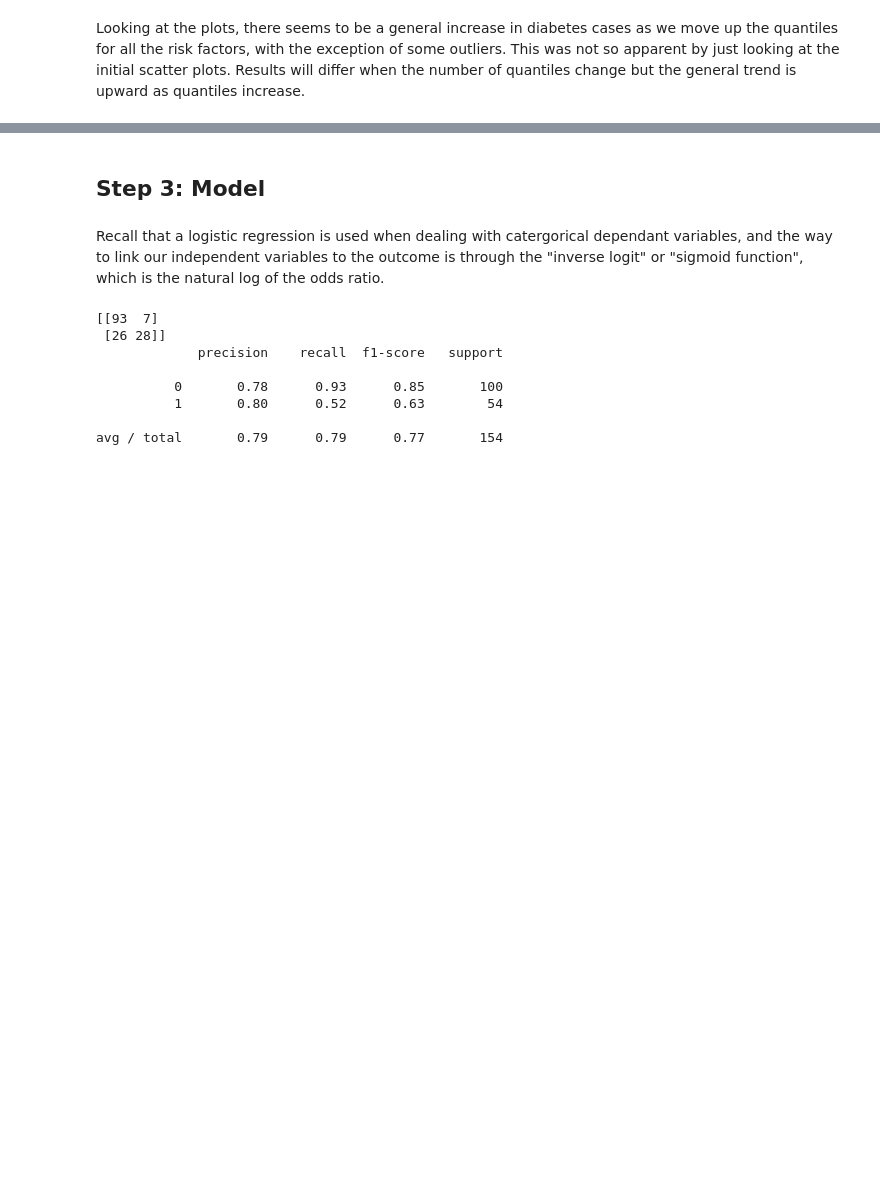
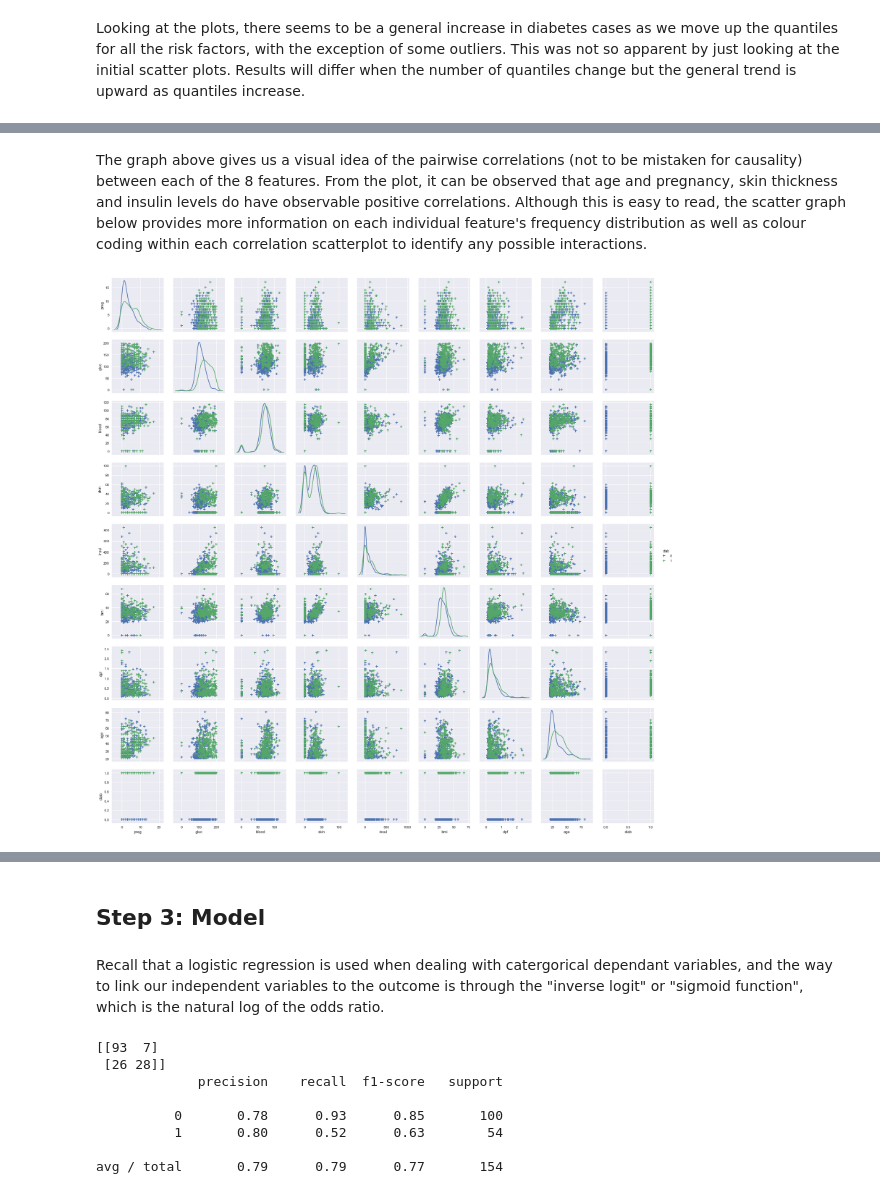
Before and after one commit to jtsw1990/Pima-indian-model, a Jupyter notebook: pima-indian-diabetes.ipynb, the cells around one changed output, grey strips where cells are left out. Drawn from its saved outputs; the diff is of its cells as text; code cells hidden in the pictures; blank space fills up the shorter version.

```diff
--- a/pima-indian-diabetes.ipynb
+++ b/pima-indian-diabetes.ipynb
@@ -204,0 +223,7 @@ Looking at the plots, there seems to be a general increase in diabetes cases as
+# %% [markdown]
+The graph above gives us a visual idea of the pairwise correlations (not to be mistaken for causality) between each of the 8 features. From the plot, it can be observed that age and pregnancy, skin thickness and insulin levels do have observable positive correlations. Although this is easy to read, the scatter graph below provides more information on each individual feature's frequency distribution as well as colour coding within each correlation scatterplot to identify any possible interactions.
+# %%
+sns.pairplot(df_train, hue = 'diab', diag_kind = 'kde', markers = '+')
+plt.show()
+# %% [output]
+[figure, added]
```
Also changed, not shown: parts of 31 cells of this notebook.
